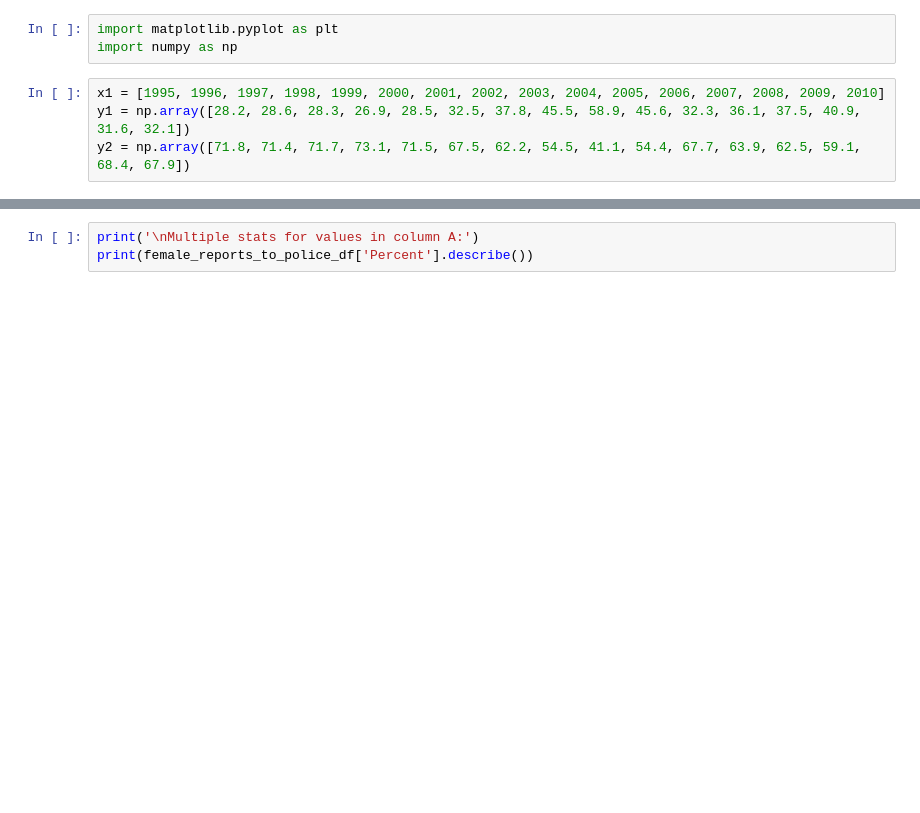
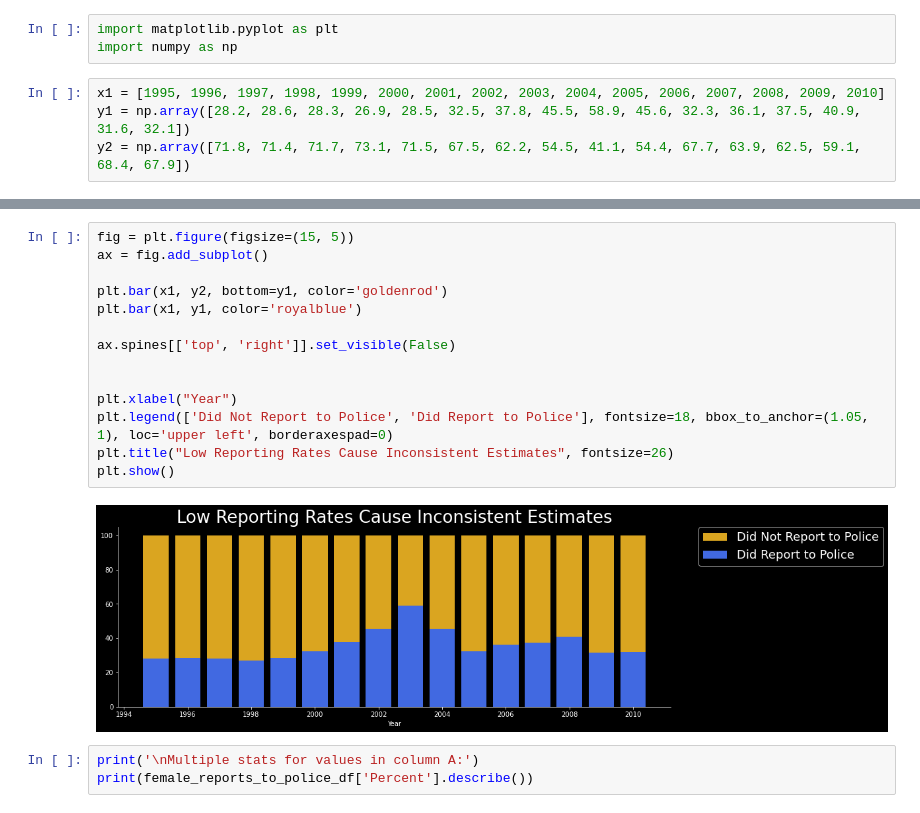
Before and after one commit to allisonbrusco/sexualviolence, a Jupyter notebook: notebooks/female_reports_to_police-Copy1.ipynb, the cells around one changed output, grey strips where cells are left out. Cells and saved outputs as stored; diff of their text form; blank space fills up the shorter version.

```diff
--- a/notebooks/female_reports_to_police-Copy1.ipynb
+++ b/notebooks/female_reports_to_police-Copy1.ipynb
@@ -79,3 +83,19 @@ plt.show()
+# %%
+fig = plt.figure(figsize=(15, 5))
+ax = fig.add_subplot()
+
+plt.bar(x1, y2, bottom=y1, color='goldenrod')
+plt.bar(x1, y1, color='royalblue')
+
+ax.spines[['top', 'right']].set_visible(False)
+
+
+plt.xlabel("Year")
+plt.legend(['Did Not Report to Police', 'Did Report to Police'], fontsize=18, bbox_to_anchor=(1.05, 1), loc='upper left', borderaxespad=0)
+plt.title("Low Reporting Rates Cause Inconsistent Estimates", fontsize=26)
+plt.show()
+# %% [output]
+[figure, added]
 # %%
 print('\nMultiple stats for values in column A:')
 print(female_reports_to_police_df['Percent'].describe())
```
Also changed, not shown: parts of 3 cells of this notebook, 1 other file.
